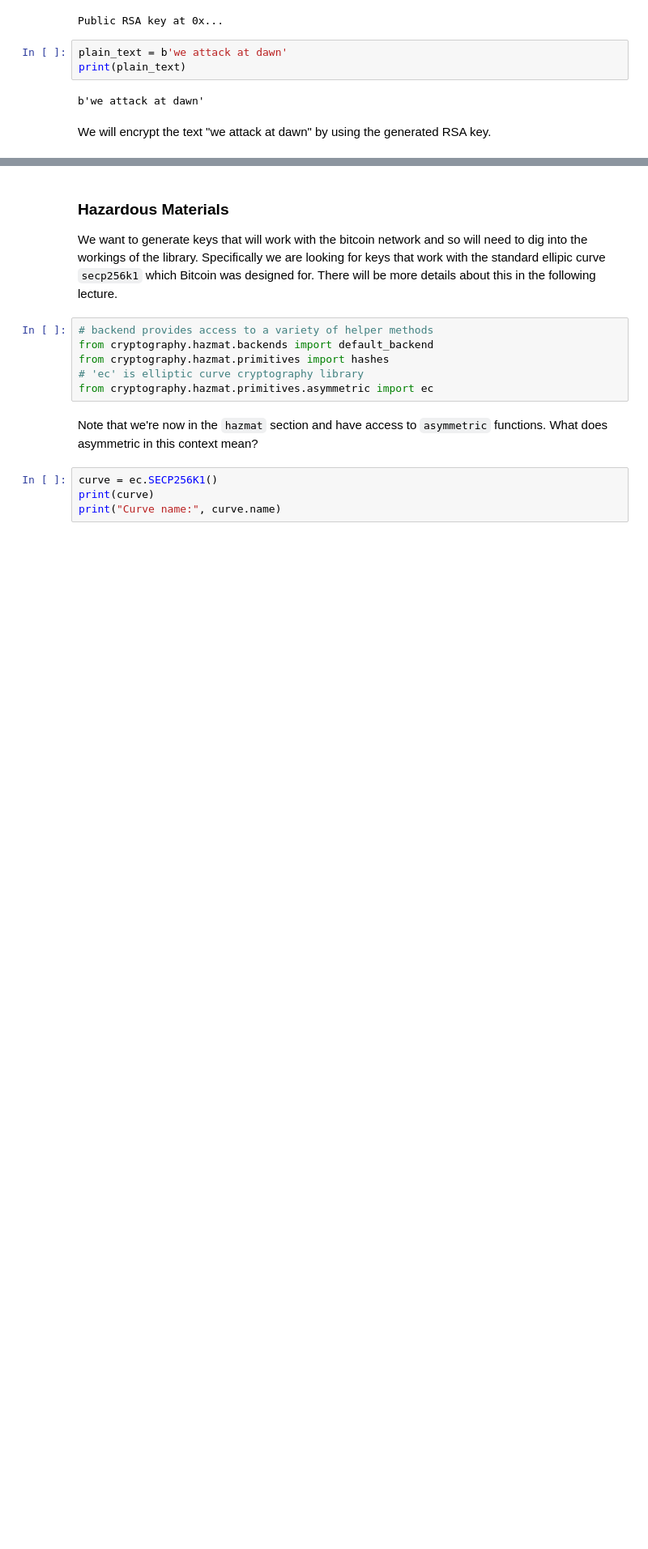
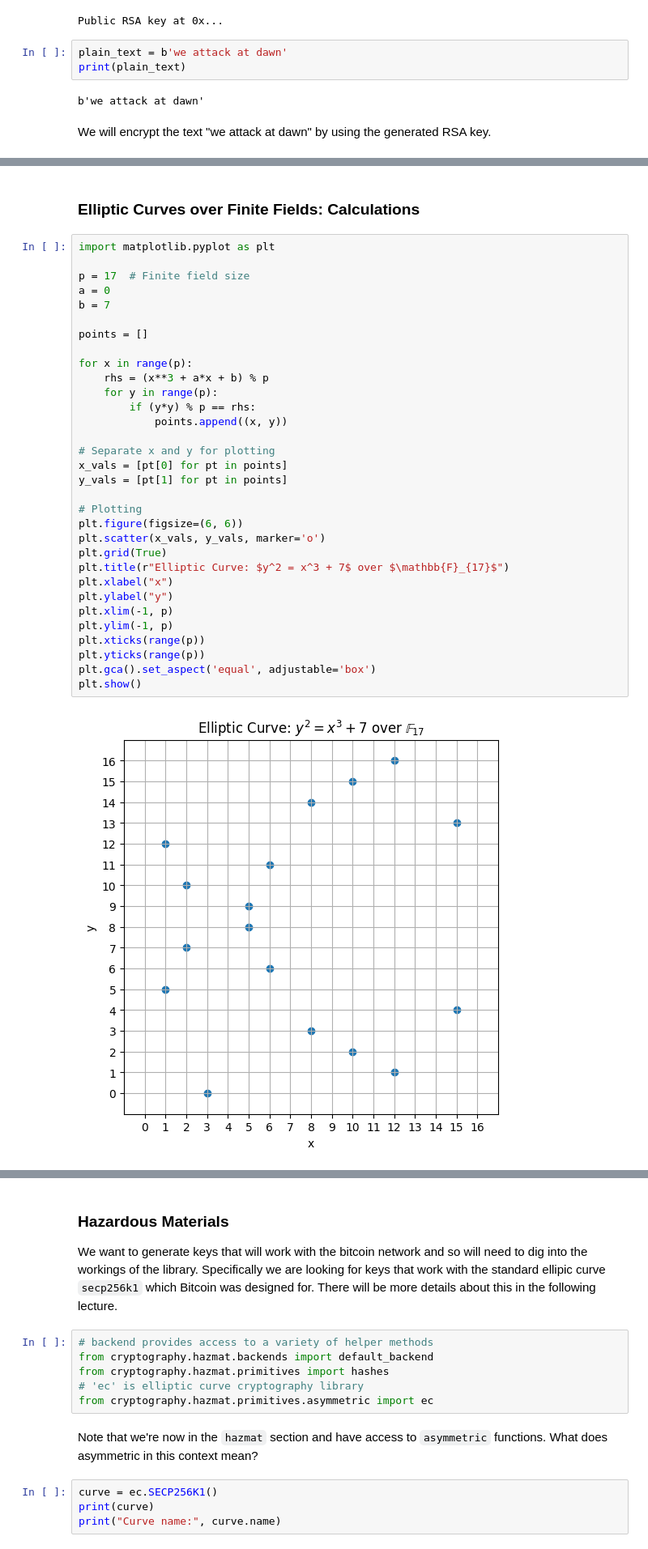
Before and after one commit to aut-ss/COMP726, a Jupyter notebook: tutorials/python_ECC.ipynb, the cells around one changed output, grey strips where cells are left out. Shown: that part at 81% size. Drawn from its saved outputs; the diff is of its cells as text; blank space fills up the shorter version.

```diff
--- a/tutorials/python_ECC.ipynb
+++ b/tutorials/python_ECC.ipynb
@@ -164 +162,37 @@ b'we attack at dawn'
 we attack at dawn
+# %% [markdown]
+### Elliptic Curves over Finite Fields: Calculations
+# %%
+import matplotlib.pyplot as plt
+
+p = 17  # Finite field size
+a = 0
+b = 7
+
+points = []
+
+for x in range(p):
+    rhs = (x**3 + a*x + b) % p
+    for y in range(p):
+        if (y*y) % p == rhs:
+            points.append((x, y))
+
+# Separate x and y for plotting
+x_vals = [pt[0] for pt in points]
+y_vals = [pt[1] for pt in points]
+
+# Plotting
+plt.figure(figsize=(6, 6))
+plt.scatter(x_vals, y_vals, marker='o')
+plt.grid(True)
+plt.title(r"Elliptic Curve: $y^2 = x^3 + 7$ over $\mathbb{F}_{17}$")
+plt.xlabel("x")
+plt.ylabel("y")
+plt.xlim(-1, p)
+plt.ylim(-1, p)
+plt.xticks(range(p))
+plt.yticks(range(p))
+plt.gca().set_aspect('equal', adjustable='box')
+plt.show()
+# %% [output]
+[figure, added]
```
Also changed, not shown: parts of 21 cells of this notebook, 2 other files.
